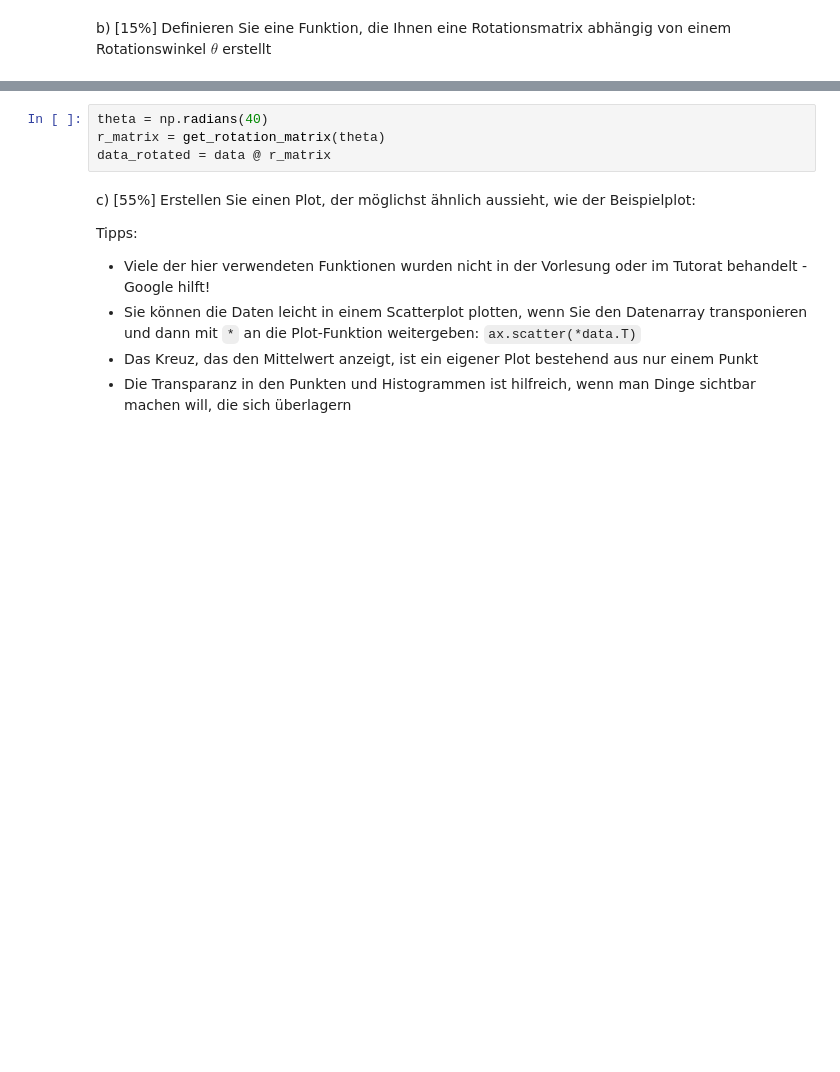
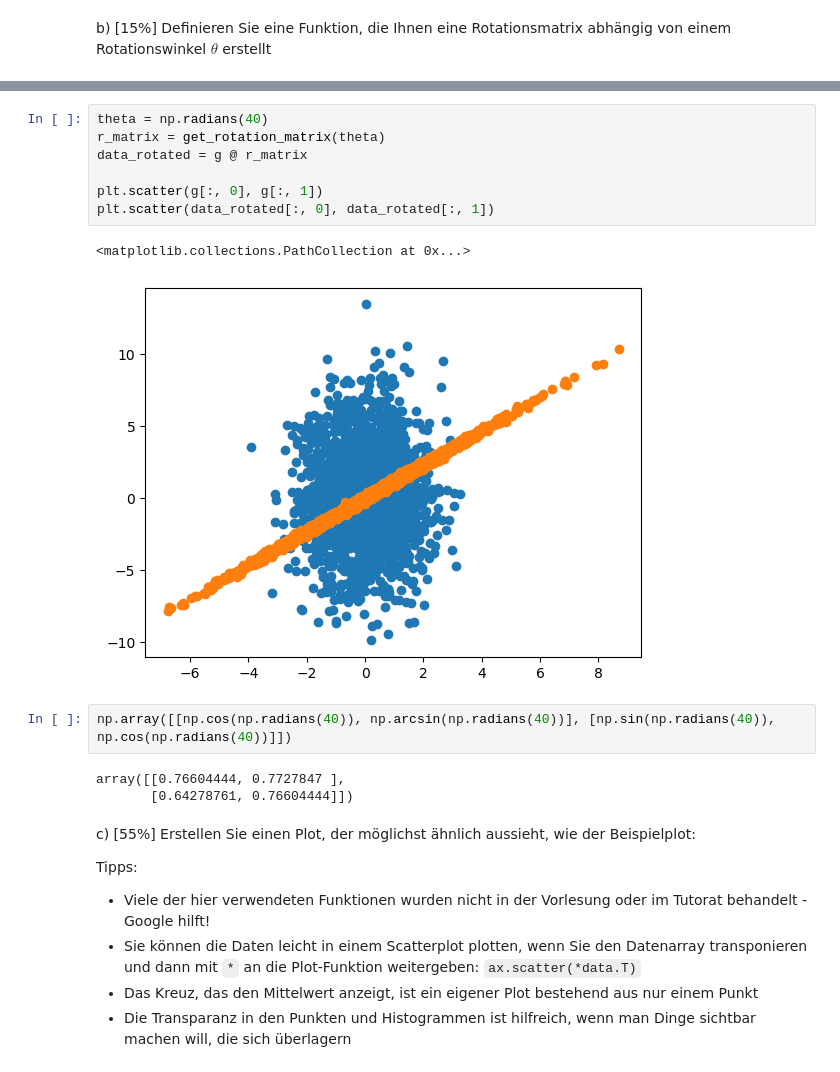
Before and after one commit to tomschewski/datascience1exercise, a Jupyter notebook: Exercise03/Exercise.ipynb, the cells around one changed output, grey strips where cells are left out. Drawn from its saved outputs; the diff is of its cells as text; blank space fills up the shorter version.

```diff
--- a/Exercise03/Exercise.ipynb
+++ b/Exercise03/Exercise.ipynb
@@ -146,7 +141,18 @@ def get_rotation_matrix(theta):
 # %%
 theta = np.radians(40)
 r_matrix = get_rotation_matrix(theta)
-data_rotated = data @ r_matrix
+data_rotated = g @ r_matrix
+
+plt.scatter(g[:, 0], g[:, 1])
+plt.scatter(data_rotated[:, 0], data_rotated[:, 1])
+# %% [output]
+<matplotlib.collections.PathCollection at 0x...>
+[figure, added]
+# %%
+np.array([[np.cos(np.radians(40)), np.arcsin(np.radians(40))], [np.sin(np.radians(40)), np.cos(np.radians(40))]])
+# %% [output]
+array([[0.76604444, 0.7727847 ],
+       [0.64278761, 0.76604444]])
 # %% [markdown]
 c) [55%] Erstellen Sie einen Plot, der möglichst ähnlich aussieht, wie der Beispielplot:
 
```
Also changed, not shown: parts of 2 cells of this notebook.
